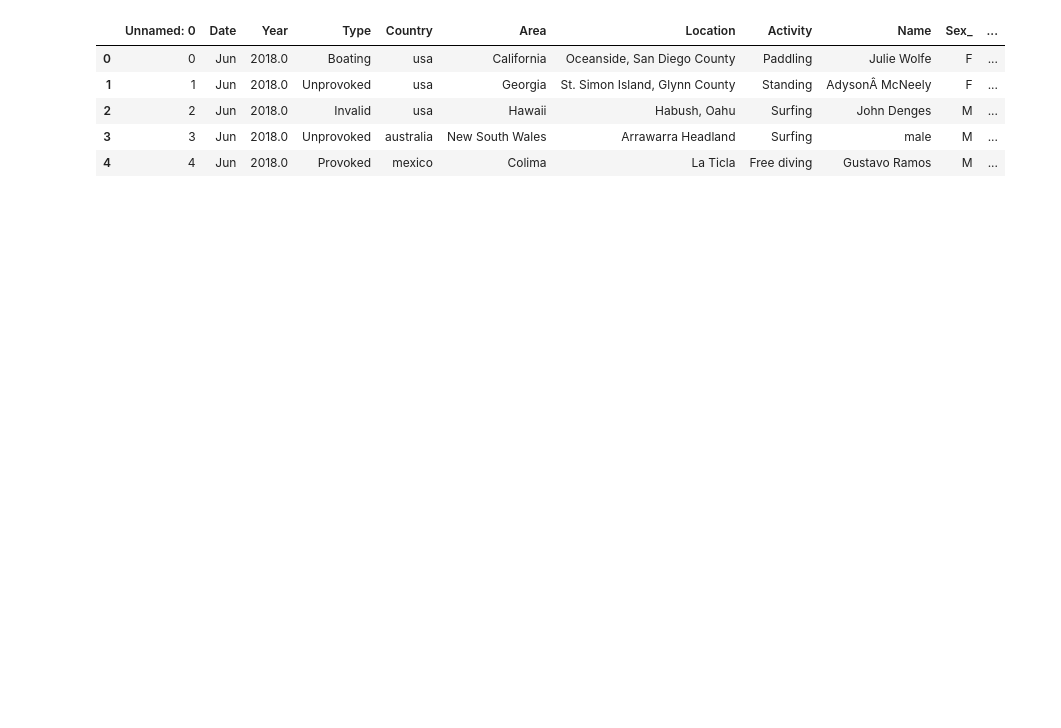
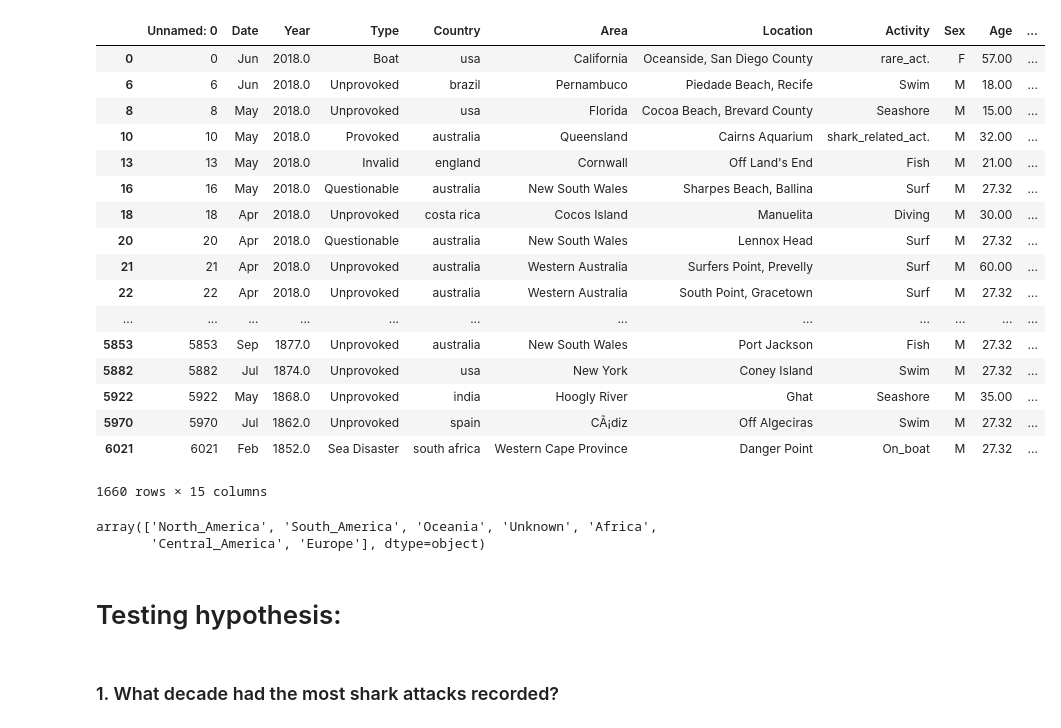
Before and after one commit to AnaAGG/P1_Pandas, a Jupyter notebook: output/Data_visualization.ipynb, the cells around one changed output. Saved outputs shown, nothing was run; the diff lists cells and outputs as text; code cells hidden in the pictures; blank space fills up the shorter version.

Commit message:
Data visualization

```diff
--- a/output/Data_visualization.ipynb
+++ b/output/Data_visualization.ipynb
@@ -8,10 +11,33 @@ import seaborn as sns
 # %%
-df = pd.read_csv("../output/data_visualization2.csv",encoding = "ISO-8859-1")
-df.head()
+df = pd.read_csv("../output/Final_Dataset.csv",encoding = "ISO-8859-1")
+df.head(5)
+df = df.dropna()
+df
 # %% [output]
-|  | Unnamed: 0 | Date | Year | Type | Country | Area | Location | Activity | Name | Sex_ | ... |
-| 0 | 0 | Jun | 2018.0 | Boating | usa | California | Oceanside, San Diego County | Paddling | Julie Wolfe | F | ... |
-| 1 | 1 | Jun | 2018.0 | Unprovoked | usa | Georgia | St. Simon Island, Glynn County | Standing | AdysonÂ McNeely | F | ... |
-| 2 | 2 | Jun | 2018.0 | Invalid | usa | Hawaii | Habush, Oahu | Surfing | John Denges | M | ... |
-| 3 | 3 | Jun | 2018.0 | Unprovoked | australia | New South Wales | Arrawarra Headland | Surfing | male | M | ... |
-| 4 | 4 | Jun | 2018.0 | Provoked | mexico | Colima | La Ticla | Free diving | Gustavo Ramos | M | ... |
+|  | Unnamed: 0 | Date | Year | Type | Country | Area | Location | Activity | Sex | Age | ... |
+| 0 | 0 | Jun | 2018.0 | Boat | usa | California | Oceanside, San Diego County | rare_act. | F | 57.00 | ... |
+| 6 | 6 | Jun | 2018.0 | Unprovoked | brazil | Pernambuco | Piedade Beach, Recife | Swim | M | 18.00 | ... |
+| 8 | 8 | May | 2018.0 | Unprovoked | usa | Florida | Cocoa Beach, Brevard County | Seashore | M | 15.00 | ... |
+| 10 | 10 | May | 2018.0 | Provoked | australia | Queensland | Cairns Aquarium | shark_related_act. | M | 32.00 | ... |
+| 13 | 13 | May | 2018.0 | Invalid | england | Cornwall | Off Land's End | Fish | M | 21.00 | ... |
+| 16 | 16 | May | 2018.0 | Questionable | australia | New South Wales | Sharpes Beach, Ballina | Surf | M | 27.32 | ... |
+| 18 | 18 | Apr | 2018.0 | Unprovoked | costa rica | Cocos Island | Manuelita | Diving | M | 30.00 | ... |
+| 20 | 20 | Apr | 2018.0 | Questionable | australia | New South Wales | Lennox Head | Surf | M | 27.32 | ... |
+| 21 | 21 | Apr | 2018.0 | Unprovoked | australia | Western Australia | Surfers Point, Prevelly | Surf | M | 60.00 | ... |
+| 22 | 22 | Apr | 2018.0 | Unprovoked | australia | Western Australia | South Point, Gracetown | Surf | M | 27.32 | ... |
+| ... | ... | ... | ... | ... | ... | ... | ... | ... | ... | ... | ... |
+| 5853 | 5853 | Sep | 1877.0 | Unprovoked | australia | New South Wales | Port Jackson | Fish | M | 27.32 | ... |
+| 5882 | 5882 | Jul | 1874.0 | Unprovoked | usa | New York | Coney Island | Swim | M | 27.32 | ... |
+| 5922 | 5922 | May | 1868.0 | Unprovoked | india | Hoogly River | Ghat | Seashore | M | 35.00 | ... |
+| 5970 | 5970 | Jul | 1862.0 | Unprovoked | spain | CÃ¡diz | Off Algeciras | Swim | M | 27.32 | ... |
+| 6021 | 6021 | Feb | 1852.0 | Sea Disaster | south africa | Western Cape Province | Danger Point | On_boat | M | 27.32 | ... |
+1660 rows × 15 columns
+# %%
+df["Continent"].unique()
+# %% [output]
+array(['North_America', 'South_America', 'Oceania', 'Unknown', 'Africa',
+       'Central_America', 'Europe'], dtype=object)
+# %% [markdown]
+# Testing hypothesis:
+# %% [markdown]
+### 1. What decade had the most shark attacks recorded?
```
Also changed, not shown: parts of 18 cells of this notebook.
